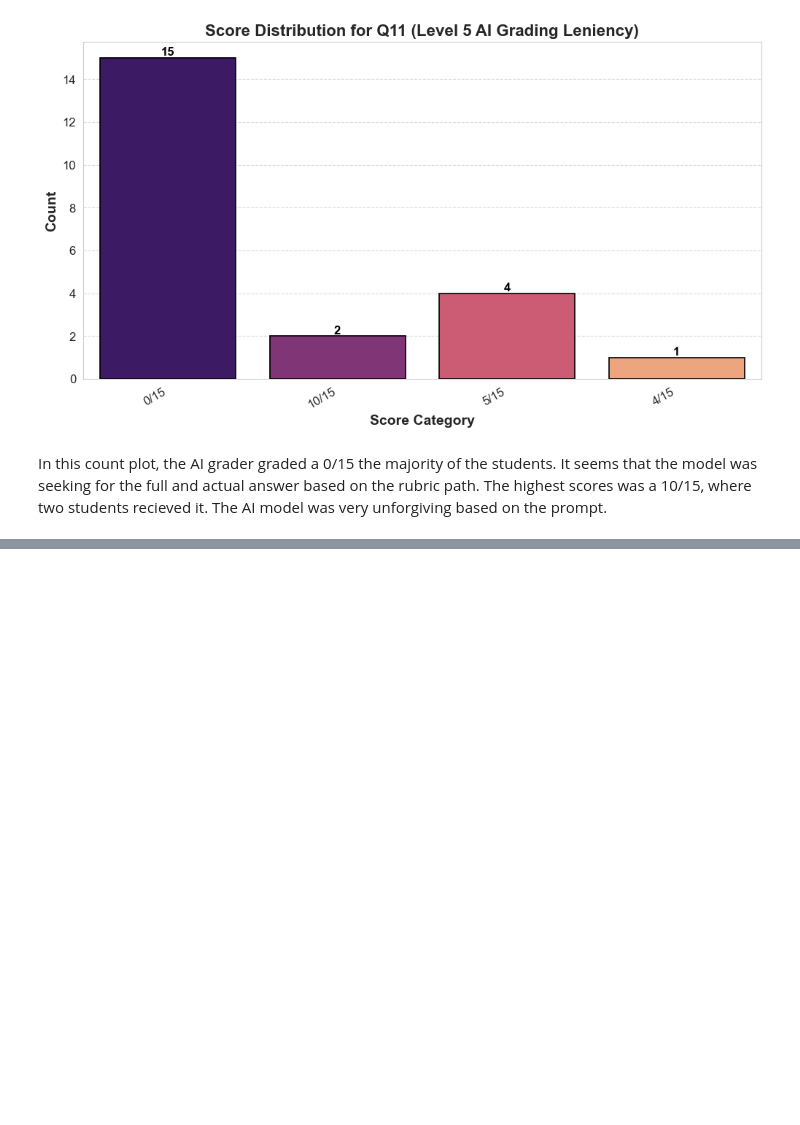
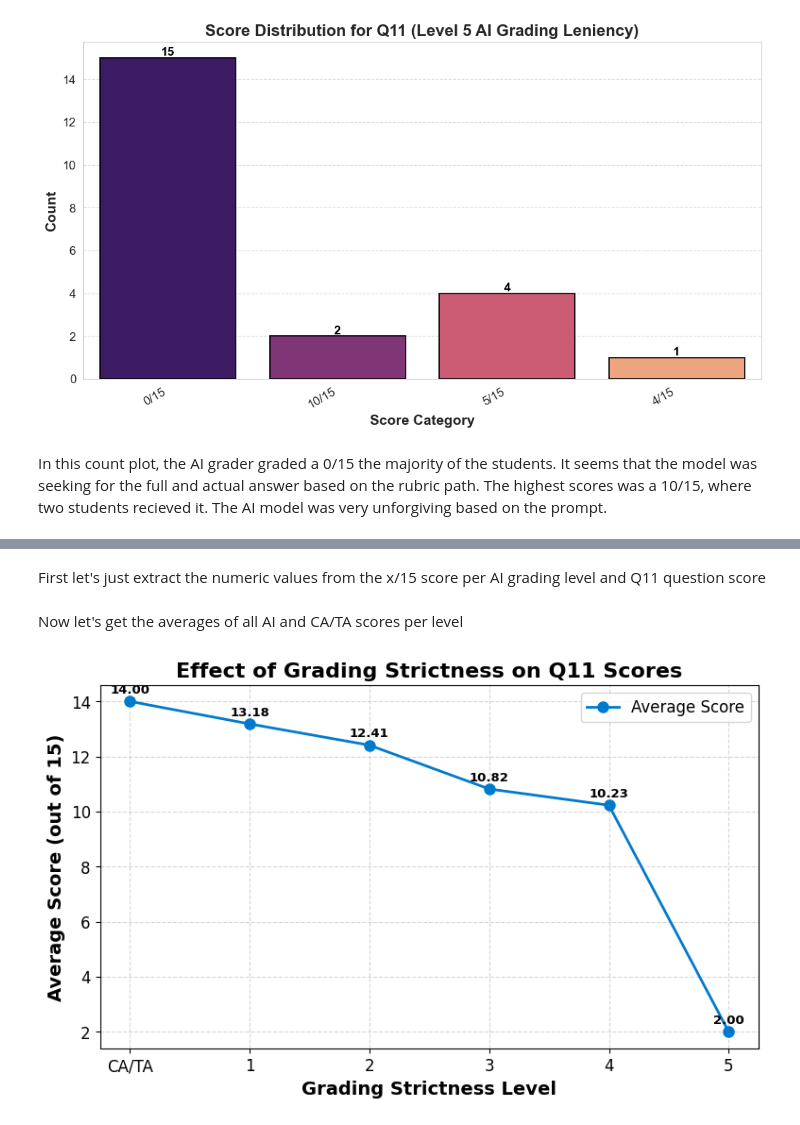
Before and after one commit to BU-Spark/ml-bu-autograder, a Jupyter notebook: Proof_of_Concept.ipynb, the cells around one changed output, grey strips where cells are left out. Cells and saved outputs as stored; diff of their text form; code cells hidden in the pictures; blank space fills up the shorter version.

```diff
--- a/Proof_of_Concept.ipynb
+++ b/Proof_of_Concept.ipynb
@@ -1239,0 +1270,2 @@ df_Student_Quiz_Responses.to_excel(r'C:\Users\MHS\Desktop\24fallmetcs581_m1 Quiz
+# %% [markdown]
+First let's just extract the numeric values from the x/15 score per AI grading level and Q11 question score
@@ -1239,0 +1278,49 @@ df_Student_Quiz_Responses.to_excel(r'C:\Users\MHS\Desktop\24fallmetcs581_m1 Quiz
+# %%
+#Convert the score for analysis
+df_Student_Quiz_Responses['AI Q11 grade lvl 1'] = df_Student_Quiz_Responses['AI Q11 grade lvl 1'].apply(extract_score)
+df_Student_Quiz_Responses['AI Q11 grade lvl 2'] = df_Student_Quiz_Responses['AI Q11 grade lvl 2'].apply(extract_score)
+df_Student_Quiz_Responses['AI Q11 grade lvl 3'] = df_Student_Quiz_Responses['AI Q11 grade lvl 3'].apply(extract_score)
+df_Student_Quiz_Responses['AI Q11 grade lvl 4'] = df_Student_Quiz_Responses['AI Q11 grade lvl 4'].apply(extract_score)
+df_Student_Quiz_Responses['AI Q11 grade lvl 5'] = df_Student_Quiz_Responses['AI Q11 grade lvl 5'].apply(extract_score)
+df_Student_Quiz_Responses['question 11 score'] = df_Student_Quiz_Responses['question 11 score'].apply(extract_score)
+# %% [markdown]
+Now let's get the averages of all AI and CA/TA scores per level
+# %%
+AI_Q11_GRADE_LVL_1 = np.mean(df_Student_Quiz_Responses['AI Q11 grade lvl 1'].astype(int))
+AI_Q11_GRADE_LVL_2 = np.mean(df_Student_Quiz_Responses['AI Q11 grade lvl 2'].astype(int))
+AI_Q11_GRADE_LVL_3 = np.mean(df_Student_Quiz_Responses['AI Q11 grade lvl 3'].astype(int))
+AI_Q11_GRADE_LVL_4 = np.mean(df_Student_Quiz_Responses['AI Q11 grade lvl 4'].astype(int))
+AI_Q11_GRADE_LVL_5 = np.mean(df_Student_Quiz_Responses['AI Q11 grade lvl 5'].astype(int))
+TA_Q11_GRADE = np.mean(df_Student_Quiz_Responses['question 11 score'].astype(int))
+# %%
+# Convert all grading levels to strings
+grading_levels = ["CA/TA", "1", "2", "3", "4", "5"]
+average_scores = [TA_Q11_GRADE, AI_Q11_GRADE_LVL_1, AI_Q11_GRADE_LVL_2, AI_Q11_GRADE_LVL_3, AI_Q11_GRADE_LVL_4, AI_Q11_GRADE_LVL_5]
+
+# Plot the scores
+plt.figure(figsize=(9, 5))
+plt.plot(grading_levels, average_scores, marker='o', linestyle='-', color='#007acc', linewidth=2, markersize=8, label="Average Score")
+
+# Labels and title
+plt.xlabel("Grading Strictness Level", fontsize=14, fontweight='bold')
+plt.ylabel("Average Score (out of 15)", fontsize=14, fontweight='bold')
+plt.title("Effect of Grading Strictness on Q11 Scores", fontsize=16, fontweight='bold')
+
+# Customizing ticks
+plt.xticks(grading_levels, fontsize=12)
+plt.yticks(fontsize=12)
+
+# Adding a light grid
+plt.grid(True, linestyle="--", alpha=0.5)
+
+# Adding data labels
+for i, score in enumerate(average_scores):
+    plt.text(grading_levels[i], score + 0.3, f"{score:.2f}", ha='center', fontsize=9.5, color='black', weight='bold')
+
+# Show legend
+plt.legend(fontsize=12)
+
+# Show plot
+plt.show()
+# %% [output]
+[figure, added]
```
Also changed, not shown: parts of 15 cells of this notebook.
